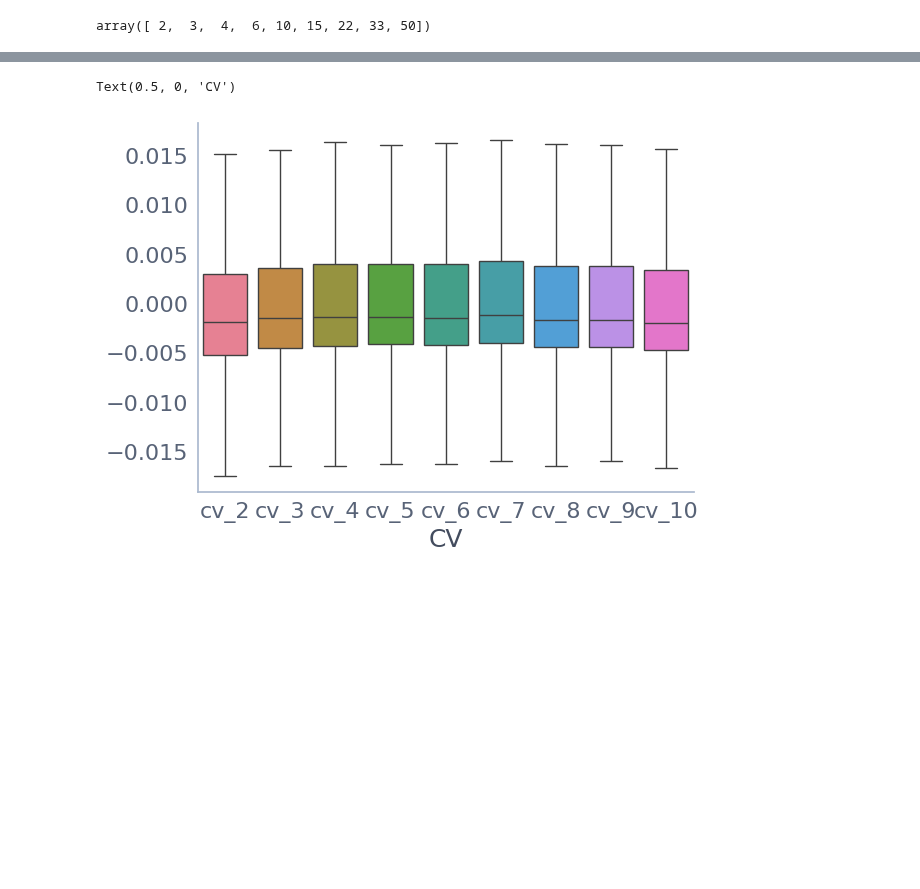
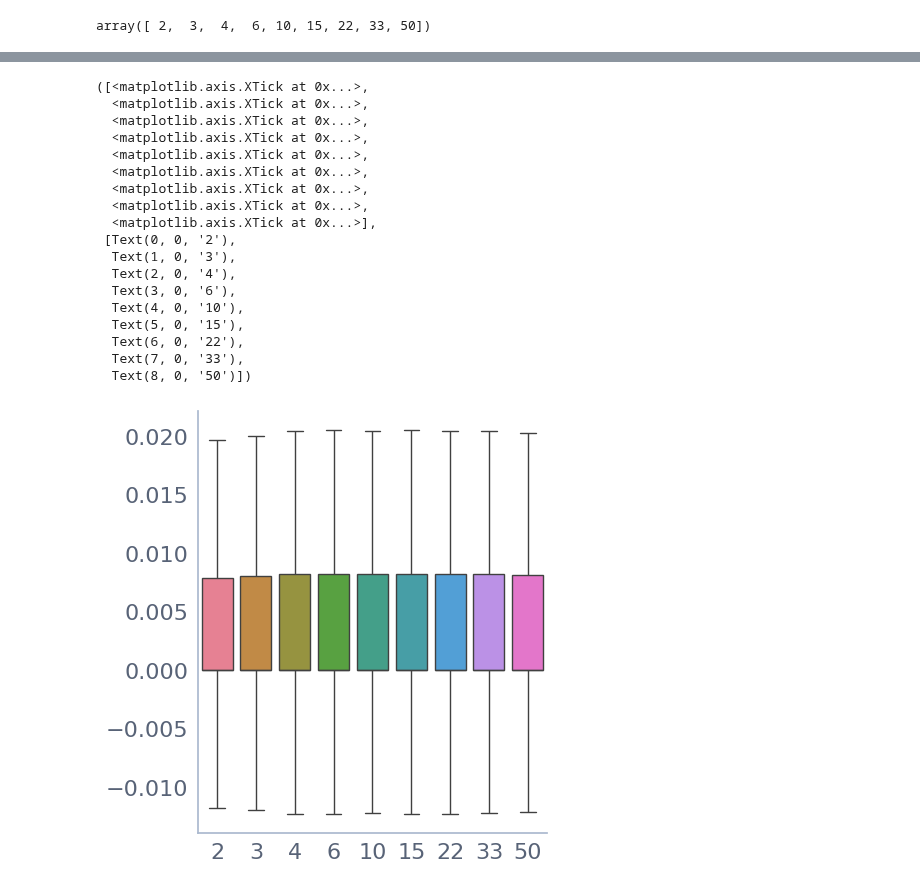
Before and after one commit to leo-schultheiss/compare_variance_residual, a Jupyter notebook: compare_variance_residual/fmri/brain_maps_cv_validation_curves.ipynb, the cells around one changed output, grey strips where cells are left out. Cells and saved outputs as stored; diff of their text form; code cells hidden in the pictures; blank space fills up the shorter version.

```diff
--- a/compare_variance_residual/fmri/brain_maps_cv_validation_curves.ipynb
+++ b/compare_variance_residual/fmri/brain_maps_cv_validation_curves.ipynb
@@ -57,8 +54,6 @@ cv_range
 # %% [output]
 array([ 2,  3,  4,  6, 10, 15, 22, 33, 50])
 # %%
-from sklearn.metrics import r2_score
-
 cv_scores = pd.DataFrame()
 for _cv in cv_range:
     print(_cv)
@@ -80,18 +75,26 @@ for _cv in cv_range:
         cv_score = pipeline[-1].cv_scores_
         prediction = pipeline.predict(X[n_samples_train:])
         prediction = backend.to_numpy(prediction)
-        test_score = r2_score(Y[n_samples_train:], prediction, multioutput='raw_values')
+
+        correlation = np.array([np.corrcoef(Y[n_samples_train:, i], prediction[:, i])[0, 1] for i in range(Y.shape[1])])
+
+        r2 = himalaya.scoring.r2_score(Y[n_samples_train:], prediction)
+        r2 = backend.to_numpy(r2)
+
         result = pd.DataFrame(
             {
                 'cv_score': cv_score,
-                'test_score': test_score
+                'r2_score': r2,
+                'correlation_score': correlation
             }
         )
         result.to_csv(path)
-        cv_scores = pd.concat([cv_scores, result])
+        cv_scores[f'cv_{_cv}'] = result['r2_score']
     else:
         print("File exists")
         result = pd.read_csv(path)
-        cv_scores = pd.concat([cv_scores, result])
+        # add new colum with _cv
+        cv_scores[f'cv_{_cv}'] = result['r2_score']
+cv_scores.head()
 # %% [output]
 2
@@ -106,5 +124,23 @@ OutOfMemoryError: CUDA out of memory. Tried to allocate 488.00 MiB. GPU 0 has a
 # %%
-sns.catplot(data=result, kind='box')
+sns.catplot(data=cv_scores, kind='box', showfliers=False)
+plt.xticks(np.arange(len(cv_range)),cv_range)
 # %% [output]
-Text(0.5, 0, 'CV')
+([<matplotlib.axis.XTick at 0x...>,
+  <matplotlib.axis.XTick at 0x...>,
+  <matplotlib.axis.XTick at 0x...>,
+  <matplotlib.axis.XTick at 0x...>,
+  <matplotlib.axis.XTick at 0x...>,
+  <matplotlib.axis.XTick at 0x...>,
+  <matplotlib.axis.XTick at 0x...>,
+  <matplotlib.axis.XTick at 0x...>,
+  <matplotlib.axis.XTick at 0x...>],
+ [Text(0, 0, '2'),
+  Text(1, 0, '3'),
+  Text(2, 0, '4'),
+  Text(3, 0, '6'),
+  Text(4, 0, '10'),
+  Text(5, 0, '15'),
+  Text(6, 0, '22'),
+  Text(7, 0, '33'),
+  Text(8, 0, '50')])
-[figure, old version]
+[figure, new version]
```
Also changed, not shown: parts of 2 cells of this notebook, 2 other files.
